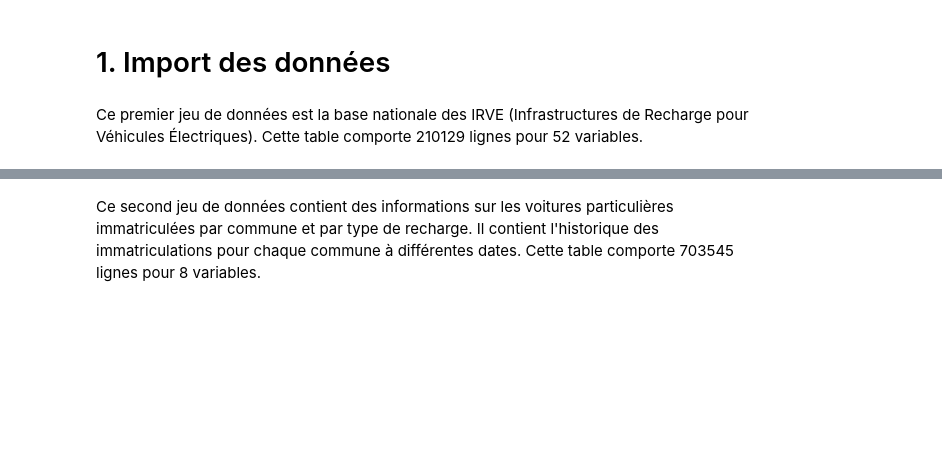
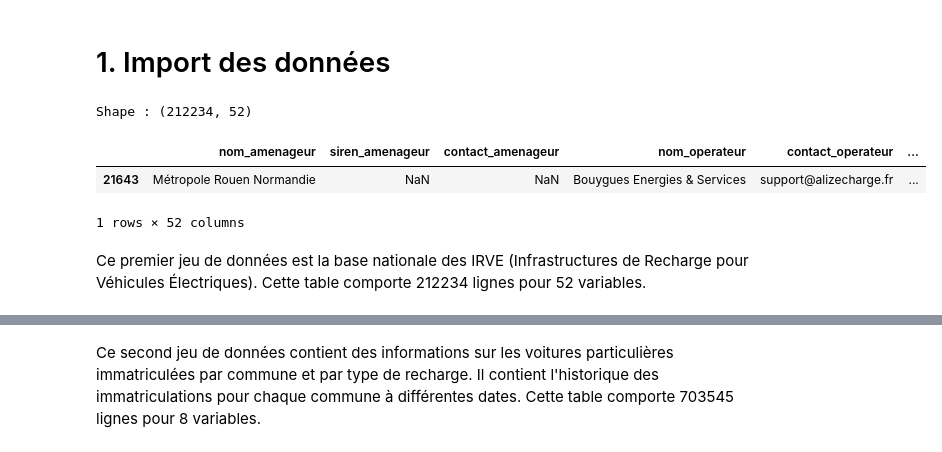
Before and after one commit to Laurine-ensai/projet_python_pour_la_data_science, a Jupyter notebook: preparation_data.ipynb, the cells around one changed output, grey strips where cells are left out. Saved outputs shown, nothing was run; the diff lists cells and outputs as text; code cells hidden in the pictures; blank space fills up the shorter version.

```diff
--- a/preparation_data.ipynb
+++ b/preparation_data.ipynb
@@ -5,13 +5,18 @@ import pandas as pd
 # %%
 df_irve = pd.read_csv(
  'https://www.data.gouv.fr/api/1/datasets/r/eb76d20a-8501-400e-b336-d85724de5435'
 )
 
 print(f"Shape : {df_irve.shape}")
-df_irve.head()
+df_irve.sample(5)
+# %% [output]
+Shape : (212234, 52)
+|  | nom_amenageur | siren_amenageur | contact_amenageur | nom_operateur | contact_operateur | ... |
+| 21643 | Métropole Rouen Normandie | NaN | NaN | Bouygues Energies & Services | support@alizecharge.fr | ... |
+1 rows × 52 columns
 # %% [markdown]
 Ce premier jeu de données est la base nationale des IRVE (Infrastructures de Recharge pour Véhicules Électriques).
-Cette table comporte 210129 lignes pour 52 variables.
+Cette table comporte 212234 lignes pour 52 variables.
 # %%
 df_ve = pd.read_csv(
  'https://www.data.gouv.fr/api/1/datasets/r/90e0d717-deda-4bdc-9987-f82faac5bc93',
```
Also changed, not shown: parts of 11 cells of this notebook, 2 other files.
